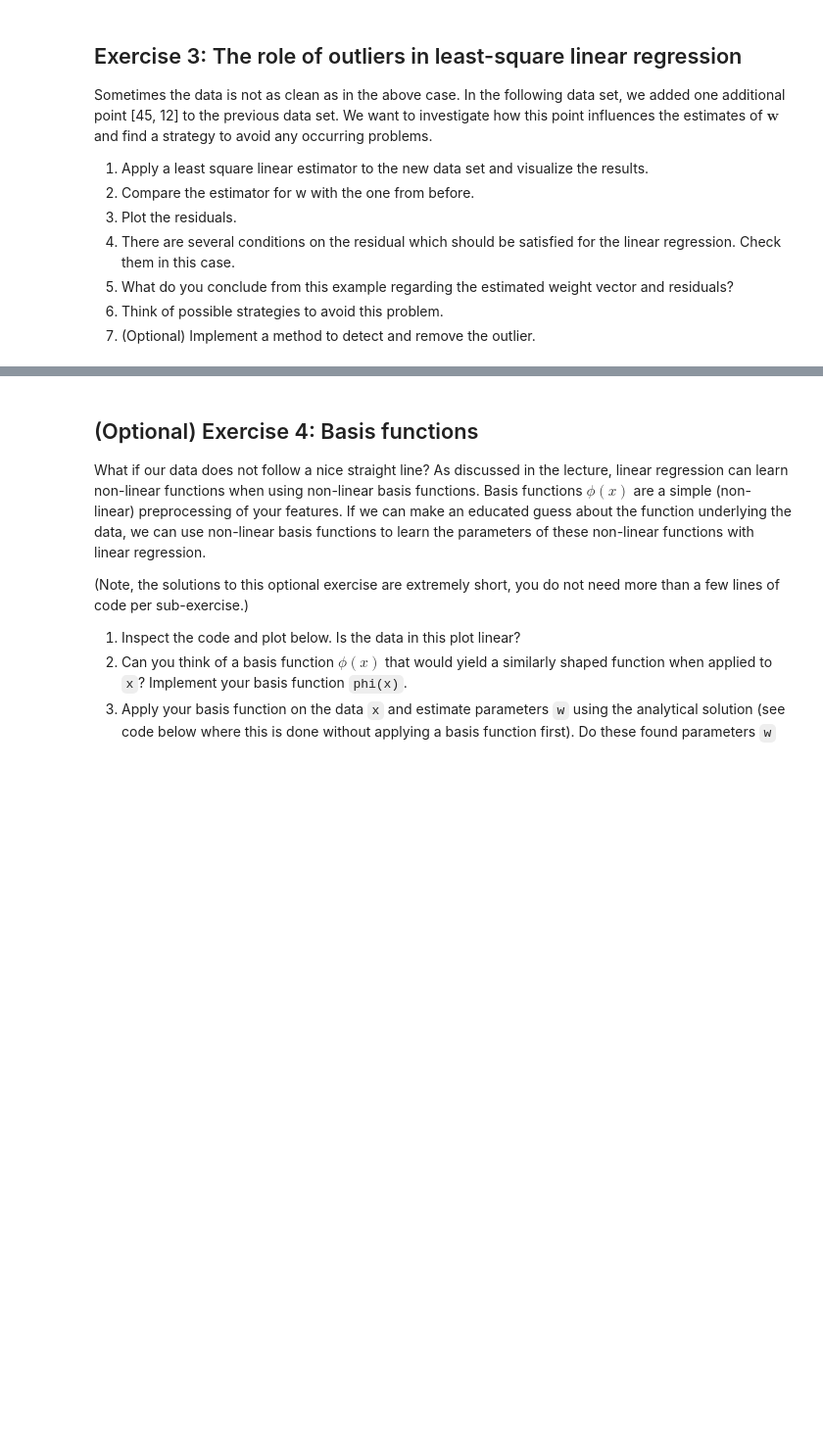
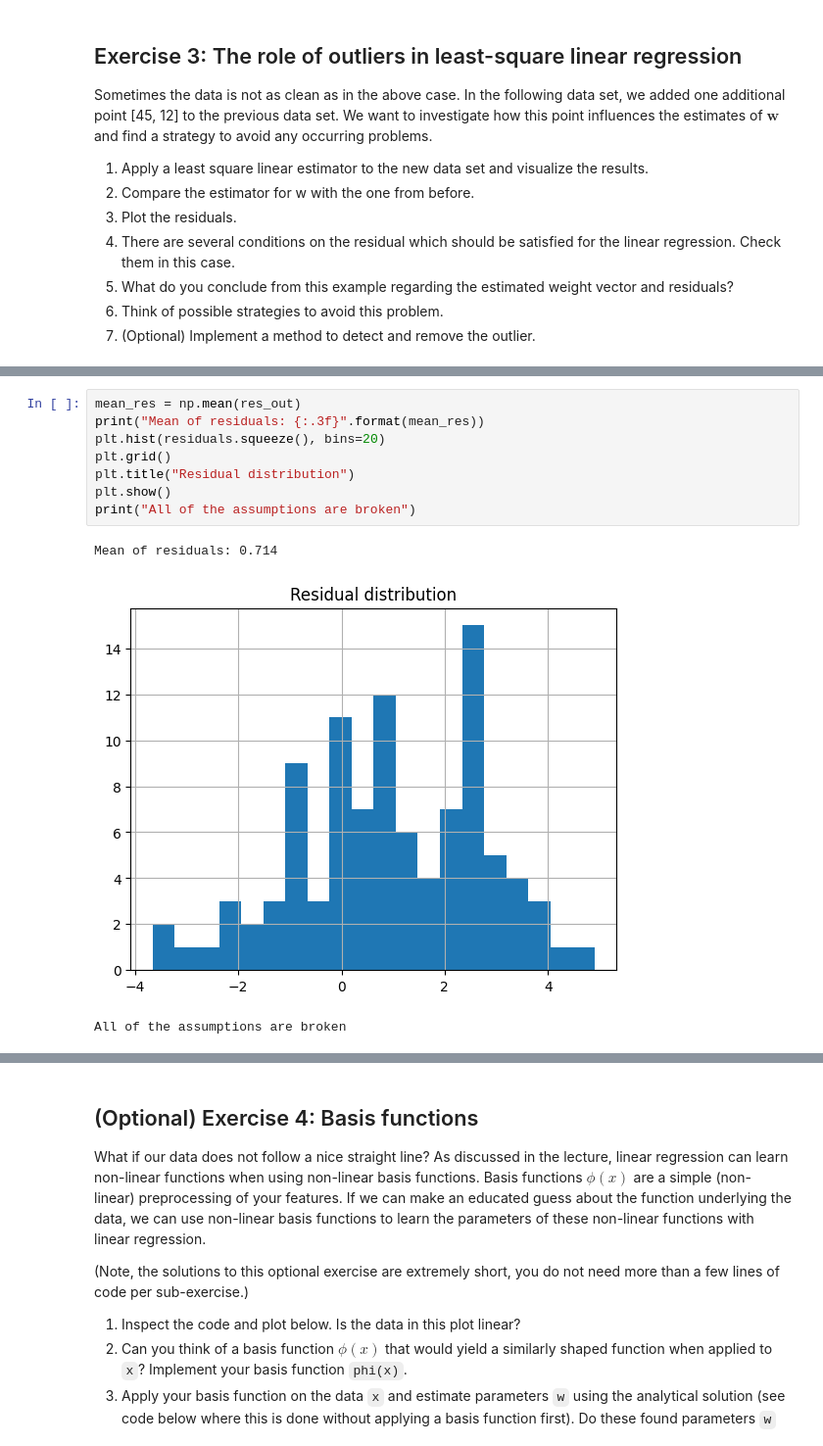
Before and after one commit to pschristodoulou/BCI_course, a Jupyter notebook: Assignments/Assignment10/assignment_10_linear_regression.ipynb, the cells around one changed output, grey strips where cells are left out. Shown at 98% size. Cells and saved outputs as stored; diff of their text form; blank space fills up the shorter version.

```diff
--- a/Assignments/Assignment10/assignment_10_linear_regression.ipynb
+++ b/Assignments/Assignment10/assignment_10_linear_regression.ipynb
@@ -116,0 +236,12 @@ plt.ylabel("y")
+# %%
+mean_res = np.mean(res_out)
+print("Mean of residuals: {:.3f}".format(mean_res))
+plt.hist(residuals.squeeze(), bins=20)
+plt.grid()
+plt.title("Residual distribution")
+plt.show()
+print("All of the assumptions are broken")
+# %% [output]
+Mean of residuals: 0.714
+[figure, added]
+All of the assumptions are broken
```
Also changed, not shown: parts of 14 cells of this notebook, 10 other files.
